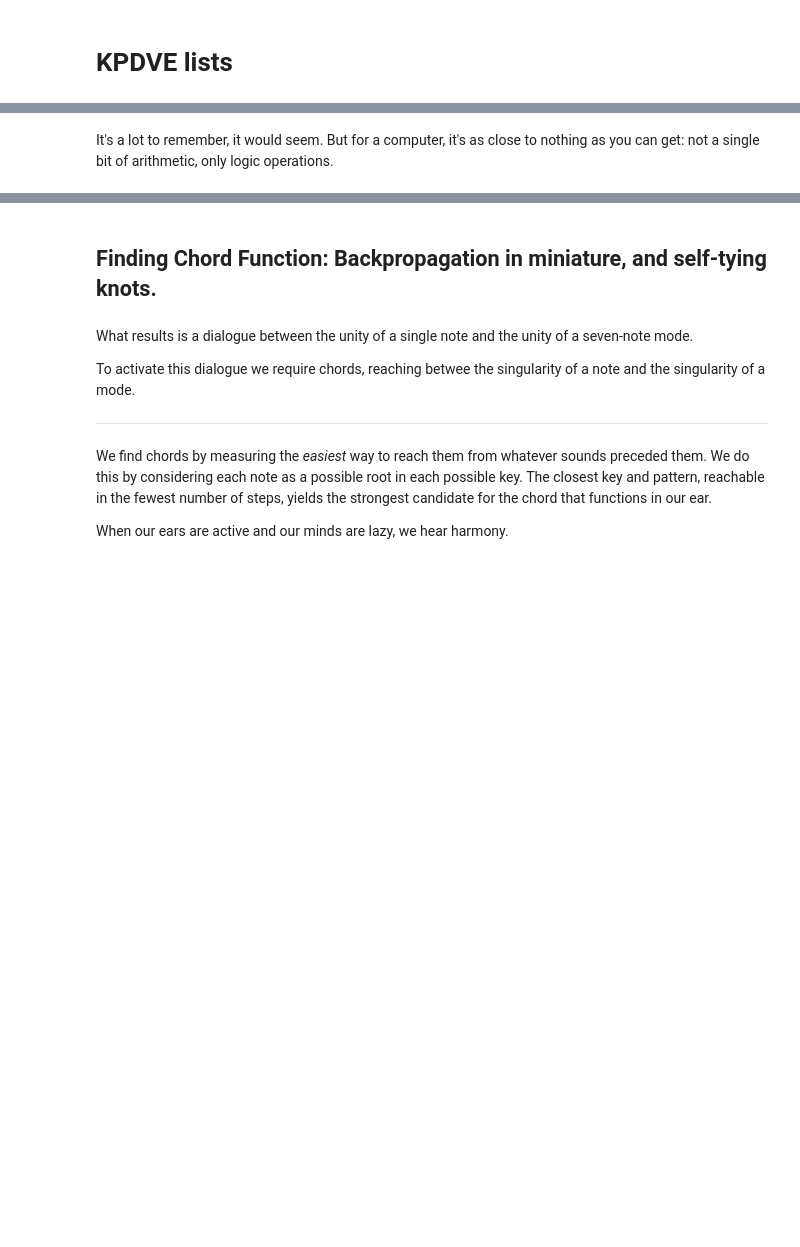
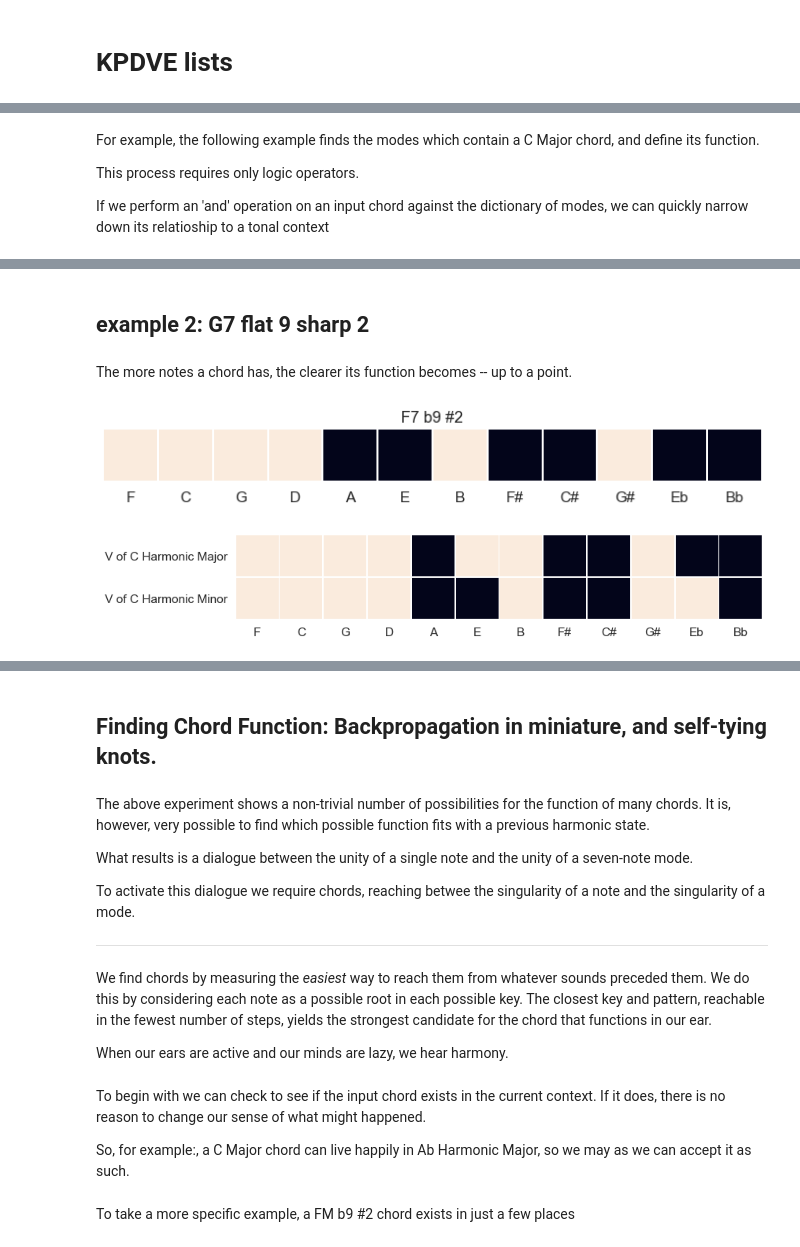
Before and after one commit to timsum/harmonypartition, a Jupyter notebook: jup/Chapter_3b_The_KP_List.ipynb, the cells around one changed output, grey strips where cells are left out. Saved outputs shown, nothing was run; the diff lists cells and outputs as text; code cells hidden in the pictures; blank space fills up the shorter version.

Commit message:
Update Chapter_3b_The_KP_List.ipynb
Added flat9 sharp2 example

```diff
--- a/jup/Chapter_3b_The_KP_List.ipynb
+++ b/jup/Chapter_3b_The_KP_List.ipynb
@@ -27,3 +23,9 @@ This process requires only logic operators.
+# %% [markdown]
+For example, the following example finds the modes which contain a C Major chord, and define its function.
+
+This process requires only logic operators.
+
+If we perform an 'and' operation on an input chord against the dictionary of modes, we can quickly narrow down its relatioship to a tonal context
 # %%
 CM_triad = 0b100010010000
 CM_triad_fifths = pt_utils.c_chrom_to_f_circle(CM_triad)
@@ -47,5 +49,29 @@ ipd.Audio(sequence, rate=44100)
 [figure]
 [figure]
 [interactive output not drawn]
-# %% [markdown]
-It's a lot to remember, it would seem. But for a computer, it's as close to nothing as you can get: not a single bit of arithmetic, only logic operations.
+# %% [markdown]
+## example 2: G7 flat 9 sharp 2
+# %% [markdown]
+The more notes a chord has, the clearer its function becomes -- up to a point.
+# %%
+g7f9s2 = 0b101001011001
+g7f9s2_fifths = pt_utils.c_chrom_to_f_circle(g7f9s2)
+
+harmony.change_notegroup(g7f9s2)
+
+binary_list = [pt_keypattern.get_binary_KP(kpdve[0], kpdve[1]) for kpdve in harmony.current_kpdve_list]
+possible_states = [harmony_state.harmony_state(kpdve) for kpdve in harmony.current_kpdve_list]
+
+tonics = [a_state.current_function_string() + " of " + a_state.current_conv_mode_complete() for a_state in possible_states]
+
+jpt_pt.notegroup_heatmap(g7f9s2_fifths, title="F7 b9 #2")
+
+jpt_pt.multiple_notegroup_heatmap(binary_list, yticks=tonics)
+patterns = [mode + disp for mode, disp in [pt_musicutils.get_tonic_mode_disp_tuple(kpdve) for kpdve in harmony.current_kpdve_list]]
+sequence = jpt_pt.link_ordered_wavestep_sequences(patterns, duration=4)
+sequence += jpt_pt.notegroup_wavepile(CM_triad, duration=4)
+
+ipd.Audio(sequence, rate=44100)
+# %% [output]
+[figure, added]
+[figure, added]
@@ -52,6 +79,8 @@ It's a lot to remember, it would seem. But for a computer, it's as close to noth
 # %% [markdown]
 ## Finding Chord Function: Backpropagation in miniature, and self-tying knots.
 # %% [markdown]
+The above experiment shows a non-trivial number of possibilities for the function of many chords. It is, however, very possible to find which possible function fits with a previous harmonic state.
+
 What results is a dialogue between the unity of a single note and the unity of a seven-note mode.
 
 To activate this dialogue we require chords, reaching betwee the singularity of a note and the singularity of a mode.
@@ -61,3 +90,9 @@ To activate this dialogue we require chords, reaching betwee the singularity of
 We find chords by measuring the *easiest* way to reach them from whatever sounds preceded them. We do this by considering each note as a possible root in each possible key. The closest key and pattern, reachable in the fewest number of steps, yields the strongest candidate for the chord that functions in our ear.
 
 When our ears are active and our minds are lazy, we hear harmony.
+# %% [markdown]
+To begin with we can check to see if the input chord exists in the current context. If it does, there is no reason to change our sense of what might happened.
+
+So, for example:, a C Major chord can live happily in Ab Harmonic Major, so we may as we can accept it as such.
+# %% [markdown]
+To take a more specific example, a FM b9 \#2 chord exists in just a few places
```
Also changed, not shown: parts of 4 cells of this notebook.
